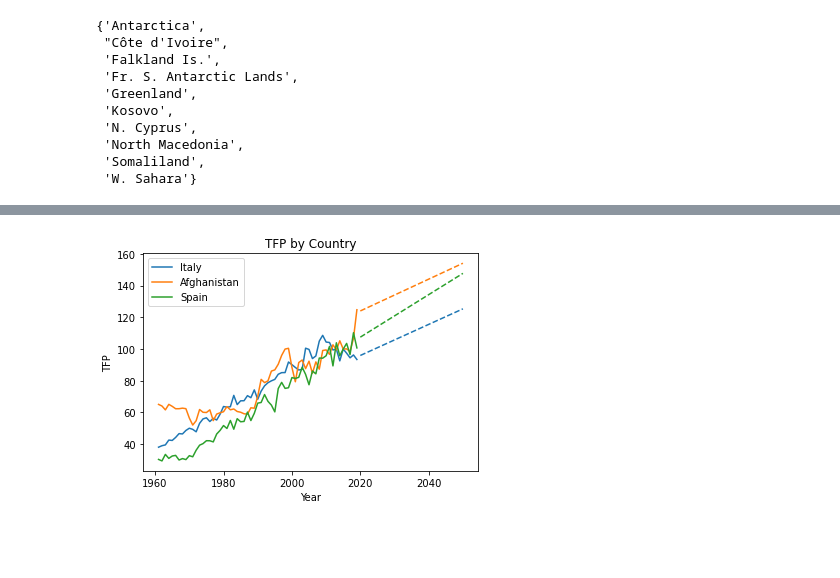
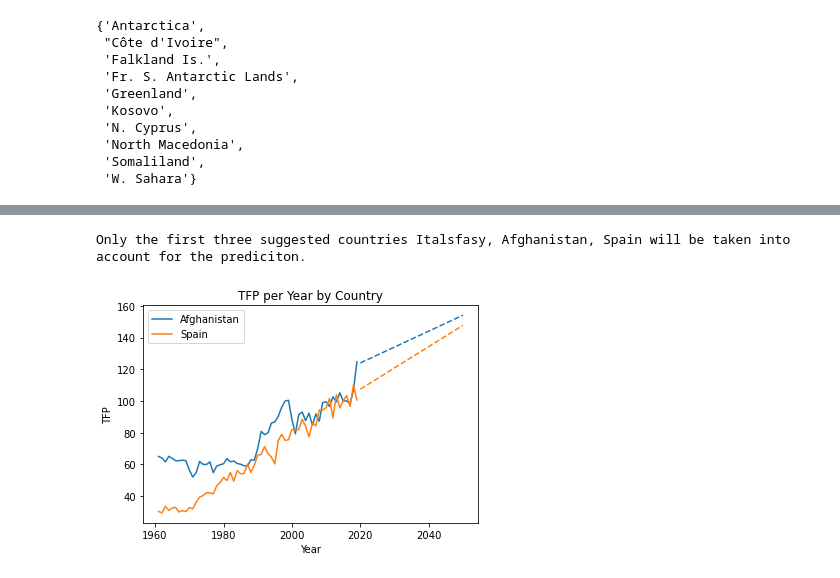
Before and after one commit to annaziegert/agriculture_production_nova, a Jupyter notebook: Prototyping/test_notebook.ipynb, the cells around one changed output, grey strips where cells are left out. Cells and saved outputs as stored; diff of their text form; code cells hidden in the pictures; blank space fills up the shorter version.

```diff
--- a/Prototyping/test_notebook.ipynb
+++ b/Prototyping/test_notebook.ipynb
@@ -381,16 +381,16 @@ class Group22:
         """
         data = my_df
 
-        # Get missing countries and remind user of available countries
-        missing_countries = set(countries) - set(data['Entity'])
-        if len(missing_countries) > 2:
-            message = f"The following countries are not present in the dataset: {', '.join(missing_countries)}. You could try these other options: {', '.join(data['Entity'].sample(5))}."
-            raise ValueError(message)
-
         # Limit the number of countries to a maximum of 3
         if len(countries) > 3:
             countries = countries[:3]
-            print(f"Only the first three countries {', '.join(countries)} will be taken into account for the prediciton.")
+            print(f"Only the first three suggested countries {', '.join(countries)} will be taken into account for the prediciton.")
+
+        # Get missing countries and remind user of available countries
+        missing_countries = set(countries) - set(data['Entity'])
+        if len(missing_countries) == len(countries):
+            message = f"The following suggested countries are not present in the dataset: {', '.join(missing_countries)}. You could try these other options: {', '.join(data['Entity'].sample(5))}."
+            raise ValueError(message)
 
         # Remove missing countries from the list of countries
         countries = [c for c in countries if c not in missing_countries]
@@ -540,8 +540,9 @@ w
  'Serbia and Montenegro',
  'Yugoslavia'}
 # %%
-countries = ['Italy','Afghanistan','Spain']
+countries = ['Italsfasy','Afghanistan','Spain', 'Gjjermany']
 
 Group22.predictor(agr_data, countries)
 # %% [output]
+Only the first three suggested countries Italsfasy, Afghanistan, Spain will be taken into account for the prediciton.
-[figure, old version]
+[figure, new version]
```
Also changed, not shown: 1 other file.
